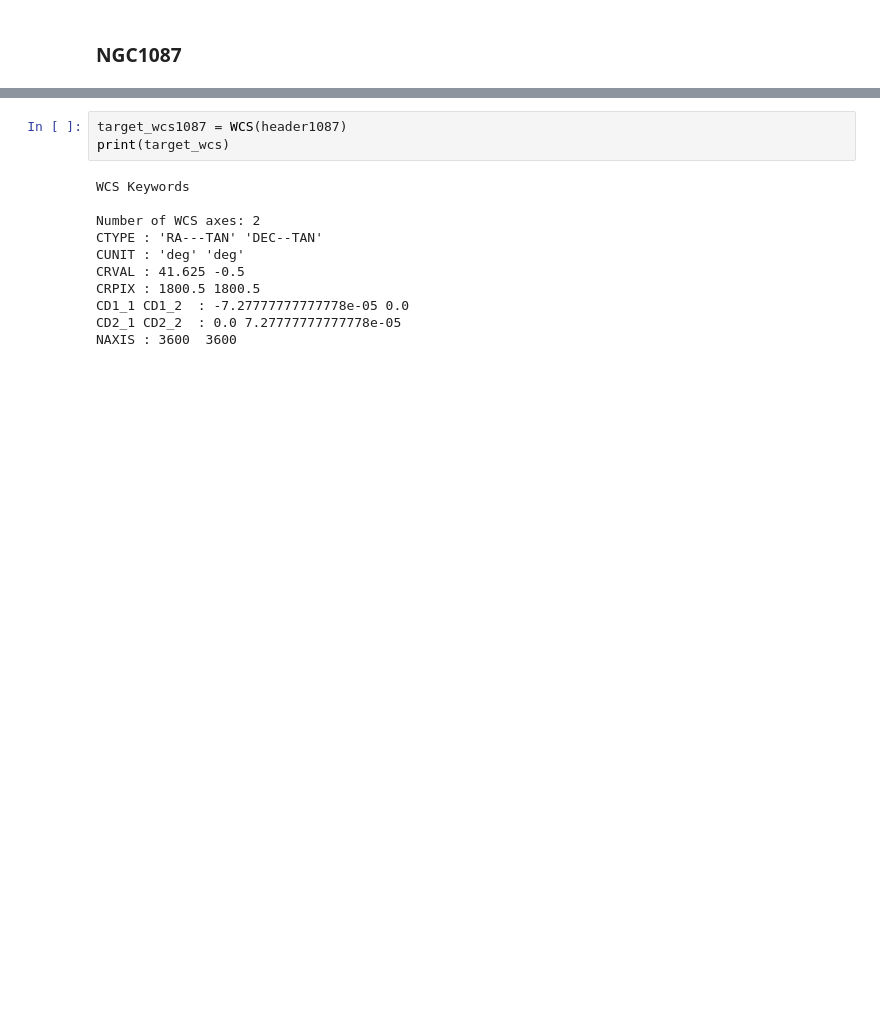
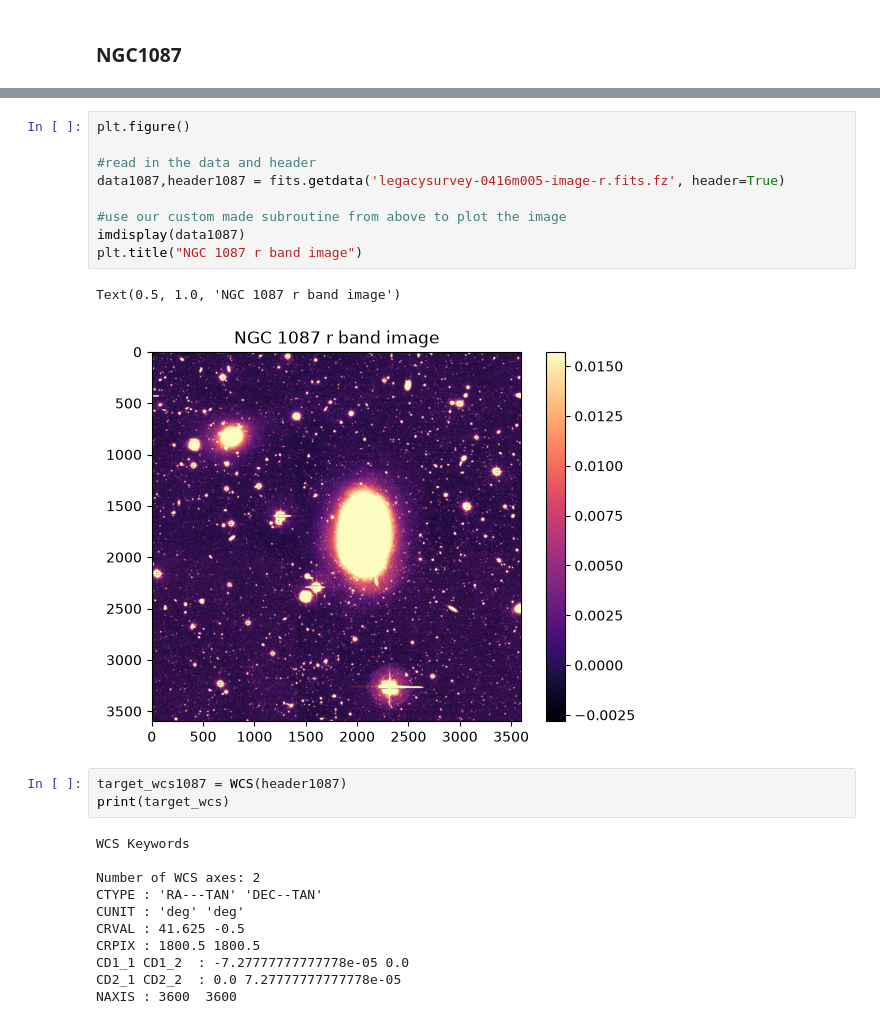
Before and after one commit to megan-elw2/Capstone_Part3, a Jupyter notebook: Capstone_Part3.ipynb, the cells around one changed output, grey strips where cells are left out. Cells and saved outputs as stored; diff of their text form; blank space fills up the shorter version.

```diff
--- a/Capstone_Part3.ipynb
+++ b/Capstone_Part3.ipynb
@@ -75,3 +77,15 @@ Text(0.5, 1.0, 'NGC 1087 blob model image')
+# %%
+plt.figure()
+
+#read in the data and header
+data1087,header1087 = fits.getdata('legacysurvey-0416m005-image-r.fits.fz', header=True)
+
+#use our custom made subroutine from above to plot the image
+imdisplay(data1087)
+plt.title("NGC 1087 r band image")
+# %% [output]
+Text(0.5, 1.0, 'NGC 1087 r band image')
+[figure, added]
 # %%
 target_wcs1087 = WCS(header1087)
 print(target_wcs)
```
Also changed, not shown: parts of 8 cells of this notebook.
